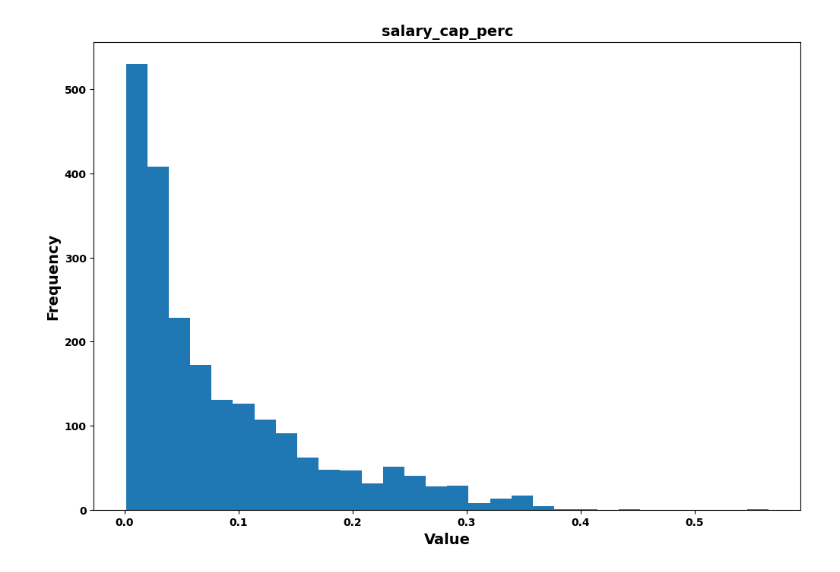
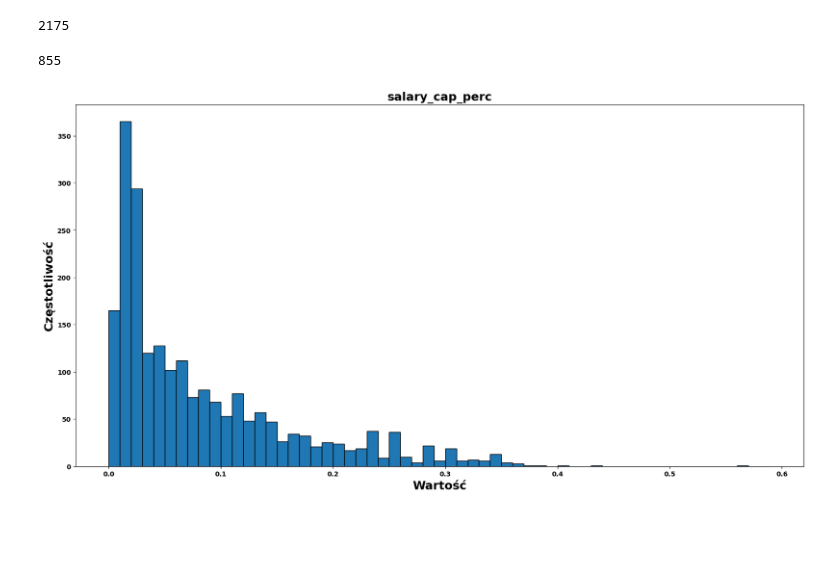
Before and after one commit to andrzej-zernaczuk/bachelor_degree, a Jupyter notebook: linear_regression.ipynb, the cells around one changed output. Drawn from its saved outputs; the diff is of its cells as text; code cells hidden in the pictures; blank space fills up the shorter version.

```diff
--- a/linear_regression.ipynb
+++ b/linear_regression.ipynb
@@ -35,18 +12,35 @@ plt.show()
+# %%
+data = pd.read_csv("./data/final_data/data.csv")
+data = data.rename(columns={"team_won_finals": "team_won_nba_finals"})
+data = data.rename(columns={"team_lost_finals": "team_lost_nba_finals"})
+data = data.rename(columns={"team_lost_semifinals": "team_lost_conf_finals"})
+data = data.rename(columns={"team_lost_first_match": "team_exit_before_conf_finals"})
+print(len(data))
+# %% [output]
+2175
+# %%
+n = len(pd.unique(data['ID']))
+print(n)
+# %% [output]
+855
 # %%
+# salary_cap_perc plot
+
 plt.rcParams['font.weight'] = 'bold'
 
 # Create a figure
-fig, ax = plt.subplots(figsize=(12, 8))
+fig, ax = plt.subplots(figsize=(20, 10))
 
 # Plot the histogram
-ax.hist(data["salary_cap_perc"], bins=30)
+x_label_vals = np.arange(0.0, 0.60, 0.01)
+ax.hist(data["salary_cap_perc"], bins=x_label_vals, edgecolor='black')
 
 # Set the title, x-axis label, and y-axis label
-ax.set_title(f'salary_cap_perc', weight='bold', fontsize=14)
-ax.set_xlabel('Value', weight='bold', fontsize=14)
-ax.set_ylabel('Frequency', weight='bold', fontsize=14)
+ax.set_title('salary_cap_perc', weight='bold', fontsize=18)
+ax.set_xlabel('Wartość', weight='bold', fontsize=18)
+ax.set_ylabel('Częstotliwość', weight='bold', fontsize=18)
 
 # Show the plot
 plt.show()
 # %% [output]
-[figure, old version]
+[figure, new version]
```
Also changed, not shown: parts of 61 cells of this notebook, 26 other files.
